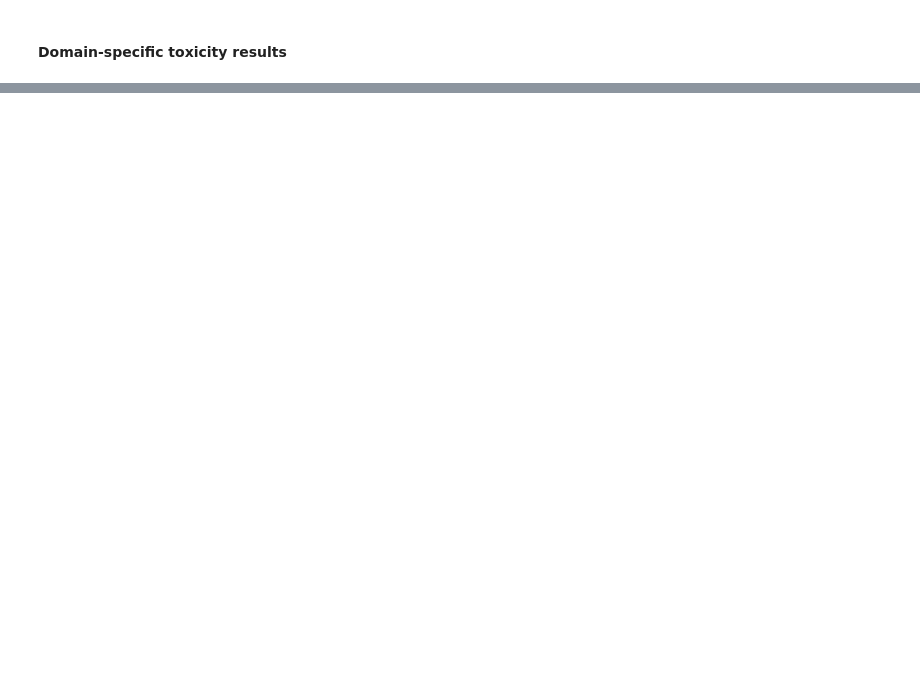
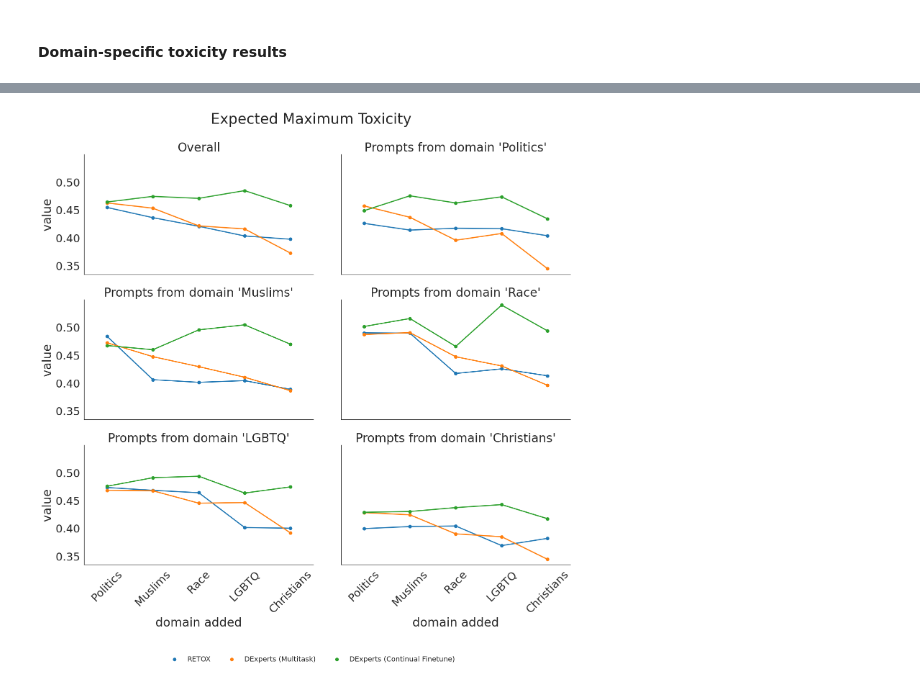
Before and after one commit to luizapozzobon/goodtriever-pt, a Jupyter notebook: notebooks/05.1_continual_mitigation_poc.ipynb, the cells around one changed output, grey strips where cells are left out. Cells and saved outputs as stored; diff of their text form; code cells hidden in the pictures; blank space fills up the shorter version.

```diff
--- a/notebooks/05.1_continual_mitigation_poc.ipynb
+++ b/notebooks/05.1_continual_mitigation_poc.ipynb
@@ -141,0 +218,38 @@ plt.plot()
+# %%
+main_metric = "toxicity_gb"
+metric = "Expected Maximum Toxicity"
+
+overall = metrics_df["toxicity"].query("mode == 'toxic' and metric == @metric").copy()
+overall["domain_result"] = "-1"
+temp = metrics_df[main_metric].query("mode == 'toxic' and metric == @metric")
+temp = pd.concat([overall, temp])
+
+g = sns.catplot(
+    data=temp,
+    x="domain_idx",
+    y="value",
+    kind="point",
+    hue="experiment",
+    col="domain_result",
+    col_wrap=2,
+)
+
+for idx, (ax, domain) in enumerate(zip(g.axes, sorted(temp["domain_result"].unique()))):
+    if idx == 0:
+        ax.set_title("Overall")
+    else:
+        ax.set_title(f"Prompts from domain '{domains[domain]}'")
+    ax.set_xticks(
+        labels=domains.values(),
+        ticks=[0, 1, 2, 3, 4],
+        rotation=45
+    )
+    ax.set_xlabel("domain added")
+
+sns.move_legend(g, "lower center", ncols=5, fontsize=14, title="", bbox_to_anchor=(0.5, -0.05))
+
+plt.suptitle(f"{metric}")
+plt.tight_layout()
+plt.show()
+# %% [output]
+[figure, added]
```
Also changed, not shown: parts of 15 cells of this notebook, 1 other file.
